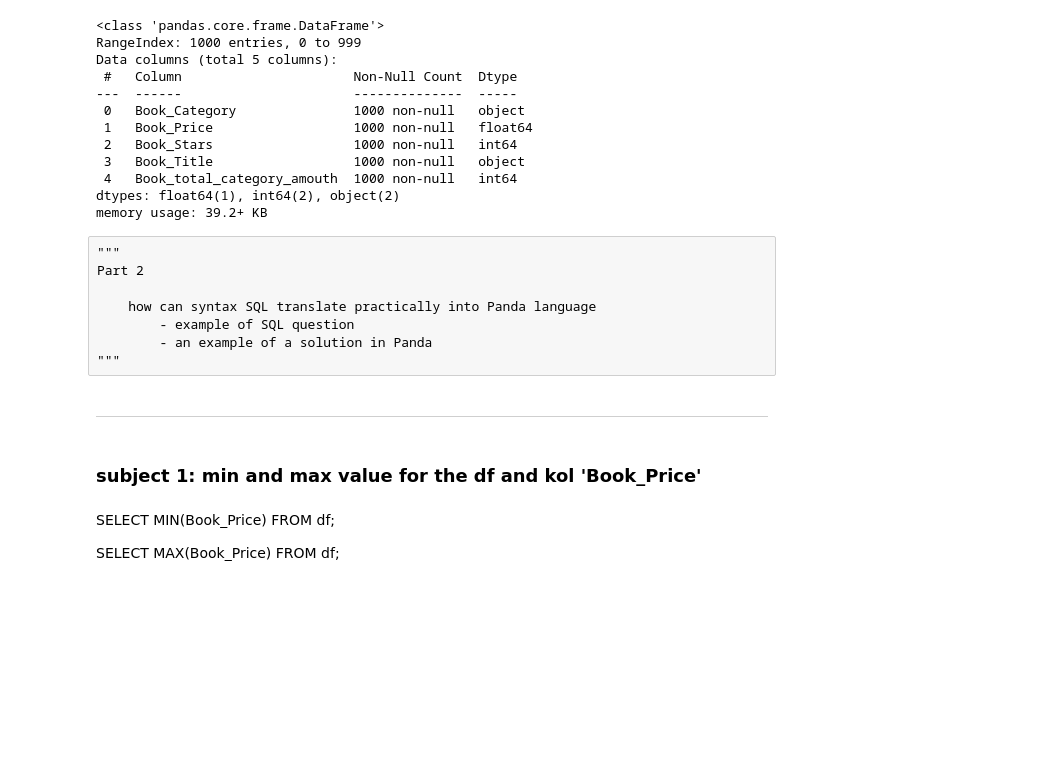
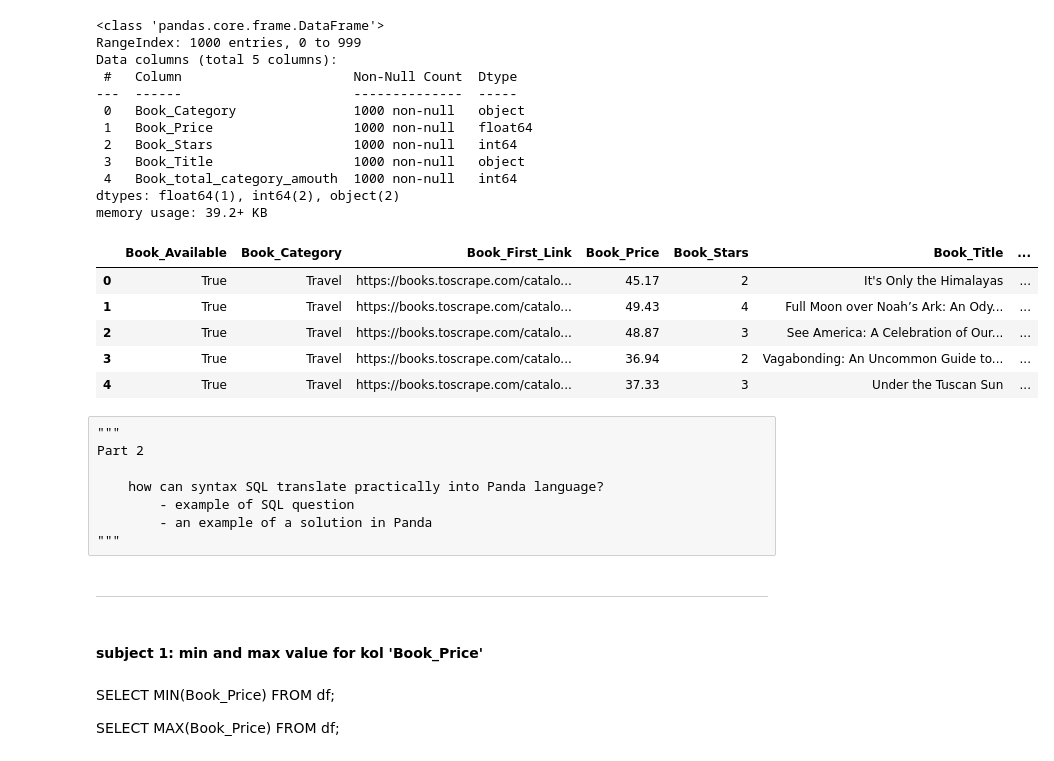
Before and after one commit to moniqklimek/training, a Jupyter notebook: Project_03_Books/src/books.ipynb, the cells around one changed output. Cells and saved outputs as stored; diff of their text form; code cells hidden in the pictures; blank space fills up the shorter version.

```diff
--- a/Project_03_Books/src/books.ipynb
+++ b/Project_03_Books/src/books.ipynb
@@ -102,19 +102,26 @@ memory usage: 39.2+ KB
 # %%
 #raw_data_cs # check one more time - if raw data without any changes
 # %%
-#df # new working file for use
+df.head(5) # new working file for use - show only 5 first
+# %% [output]
+|  | Book_Available | Book_Category | Book_First_Link | Book_Price | Book_Stars | Book_Title | ... |
+| 0 | True | Travel | https://books.toscrape.com/catalo... | 45.17 | 2 | It's Only the Himalayas | ... |
+| 1 | True | Travel | https://books.toscrape.com/catalo... | 49.43 | 4 | Full Moon over Noah’s Ark: An Ody... | ... |
+| 2 | True | Travel | https://books.toscrape.com/catalo... | 48.87 | 3 | See America: A Celebration of Our... | ... |
+| 3 | True | Travel | https://books.toscrape.com/catalo... | 36.94 | 2 | Vagabonding: An Uncommon Guide to... | ... |
+| 4 | True | Travel | https://books.toscrape.com/catalo... | 37.33 | 3 | Under the Tuscan Sun | ... |
 # %% [raw]
 """
 Part 2
 
-    how can syntax SQL translate practically into Panda language
+    how can syntax SQL translate practically into Panda language?
         - example of SQL question
         - an example of a solution in Panda
 """
 # %% [markdown]
 ----
 # %% [markdown]
-### subject 1:  min and max value for the df and kol 'Book_Price'
+#### subject 1:  min and max value for kol 'Book_Price'
 # %% [markdown]
 SELECT MIN(Book_Price)
 FROM df;
```
Also changed, not shown: parts of 10 cells of this notebook.
